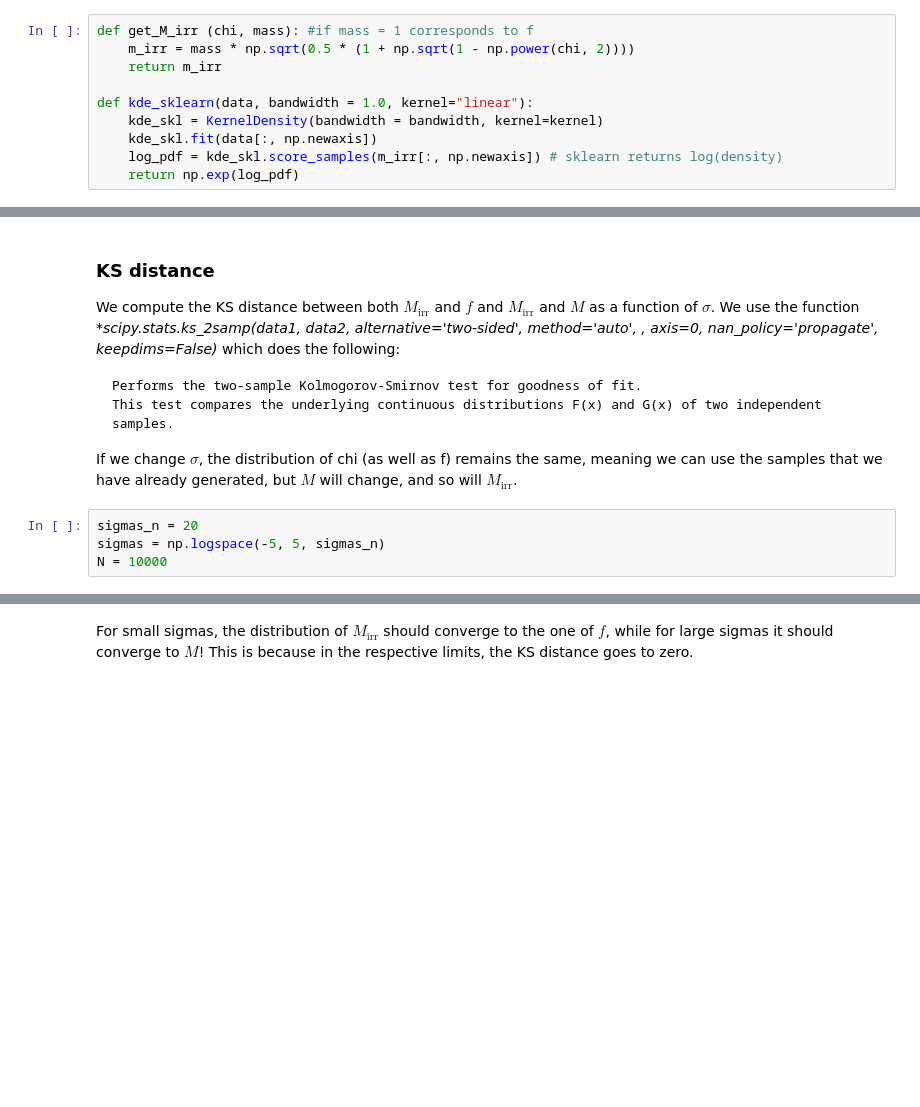
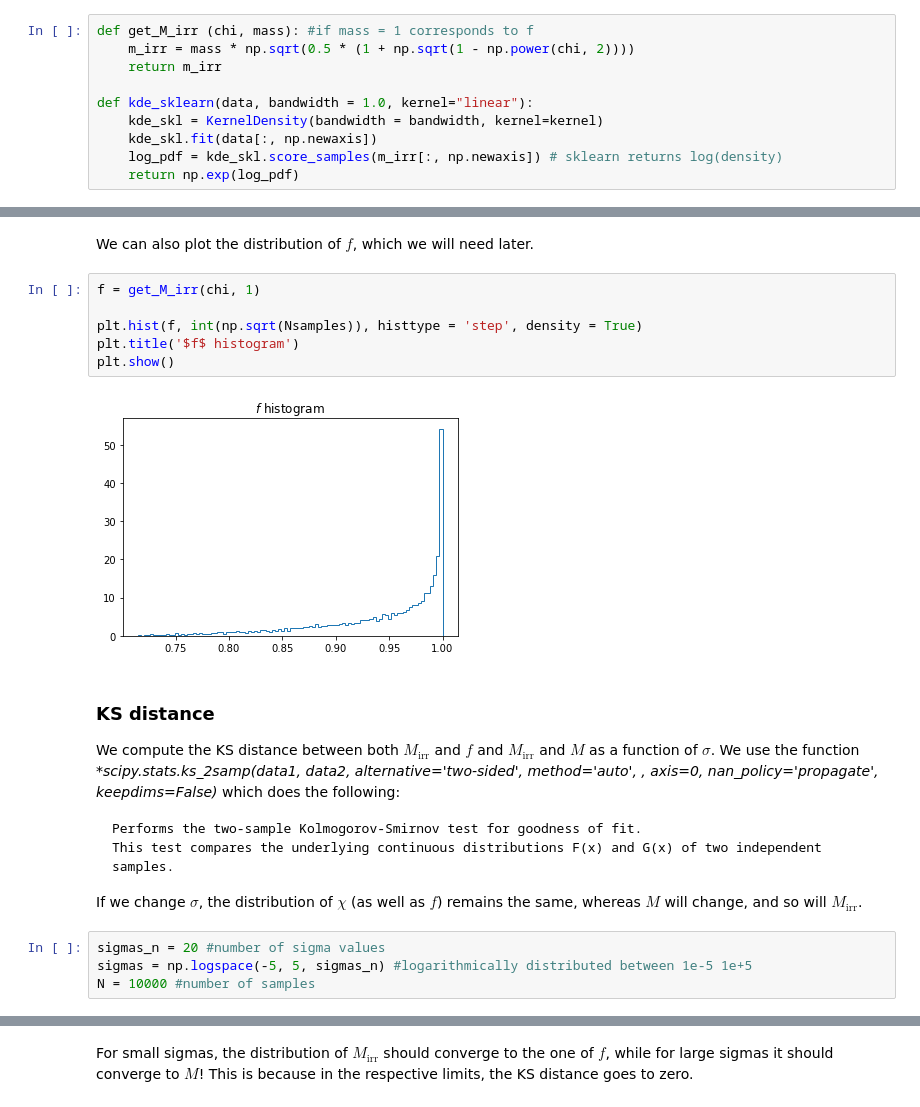
Before and after one commit to lisam10/astrostatistics_bicocca_2024, a Jupyter notebook: working/W07_BH-irrmass.ipynb, the cells around one changed output, grey strips where cells are left out. Drawn from its saved outputs; the diff is of its cells as text; blank space fills up the shorter version.

```diff
--- a/working/W07_BH-irrmass.ipynb
+++ b/working/W07_BH-irrmass.ipynb
@@ -59,3 +59,13 @@ plt.plot(m_irr, gauss_pdf)
+# %% [markdown]
+We can also plot the distribution of $f$, which we will need later.
+# %%
+f = get_M_irr(chi, 1)
+
+plt.hist(f, int(np.sqrt(Nsamples)), histtype = 'step', density = True)
+plt.title('$f$ histogram')
+plt.show()
+# %% [output]
+[figure, added]
 # %% [markdown]
 ### KS distance
 We compute the KS distance between both $M_\mathrm{irr}$ and $f$ and $M_\mathrm{irr}$ and $M$ as a function of $\sigma$. We use the function **scipy.stats.ks_2samp(data1, data2, alternative='two-sided', method='auto', *, axis=0, nan_policy='propagate', keepdims=False)** which does the following:
@@ -63,11 +73,11 @@ We compute the KS distance between both $M_\mathrm{irr}$ and $f$ and $M_\mathrm{
     Performs the two-sample Kolmogorov-Smirnov test for goodness of fit.
     This test compares the underlying continuous distributions F(x) and G(x) of two independent samples.
 
-If we change $\sigma$, the distribution of chi (as well as f) remains the same, meaning we can use the samples that we have already generated, but $M$ will change, and so will $M_\mathrm{irr}$.
+If we change $\sigma$, the distribution of $\chi$ (as well as $f$) remains the same, whereas $M$ will change, and so will $M_\mathrm{irr}$.
 # %%
-sigmas_n = 20
-sigmas = np.logspace(-5, 5, sigmas_n)
-N = 10000
+sigmas_n = 20 #number of sigma values
+sigmas = np.logspace(-5, 5, sigmas_n) #logarithmically distributed between 1e-5 1e+5
+N = 10000 #number of samples
 # %%
 chi_samples = np.random.uniform(0, 1, N)
 f_samples = get_M_irr(chi_samples, 1)
```
Also changed, not shown: parts of 10 cells of this notebook.
